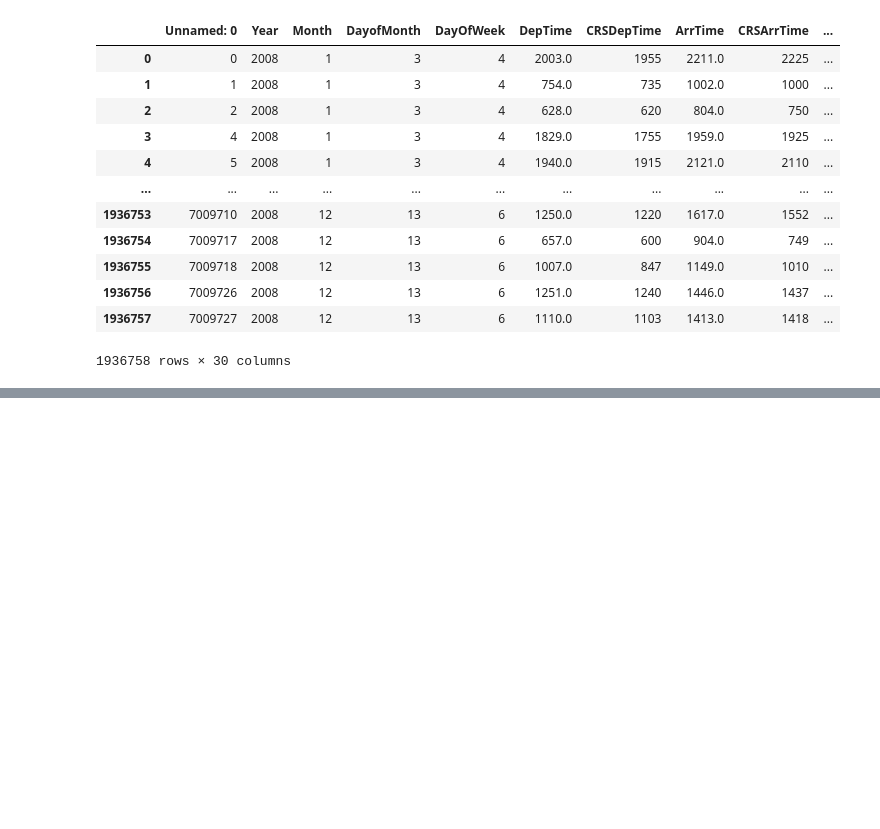
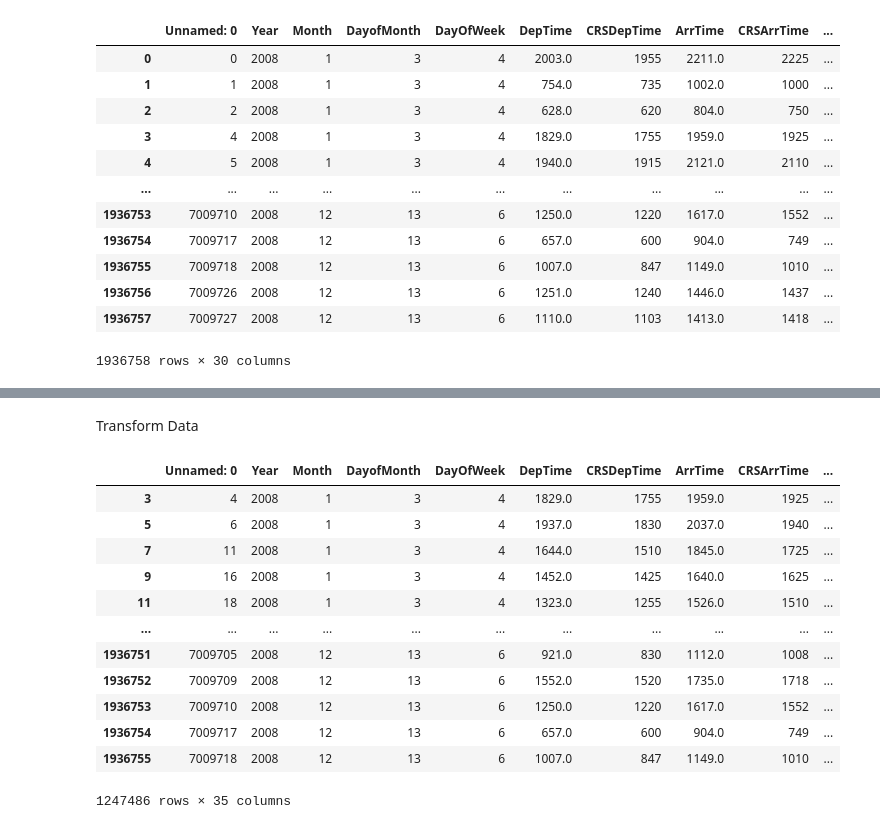
Before and after one commit to reeuze/Clustering-using-K-Means, a Jupyter notebook: Main K-Means.ipynb, the cells around one changed output, grey strips where cells are left out. Cells and saved outputs as stored; diff of their text form; code cells hidden in the pictures; blank space fills up the shorter version.

Commit message:
Transform Data

```diff
--- a/Main K-Means.ipynb
+++ b/Main K-Means.ipynb
@@ -25,3 +25,6 @@ Dataset
 | 1936756 | 7009726 | 2008 | 12 | 13 | 6 | 1251.0 | 1240 | 1446.0 | 1437 | ... |
 | 1936757 | 7009727 | 2008 | 12 | 13 | 6 | 1110.0 | 1103 | 1413.0 | 1418 | ... |
 1936758 rows × 30 columns
+# %%
+Dataset.dropna(inplace=True)
+Dataset.describe()
@@ -27,0 +42,20 @@ Dataset
+# %% [markdown]
+Transform Data
+# %%
+Scaler = StandardScaler()
+Dataset[['Month_T', 'DepTime_T', 'ArrTime_T', 'CRSDepTime_T', 'CRSArrTime_T']] = Scaler.fit_transform(Dataset[['Month', 'DepTime', 'ArrTime', 'CRSDepTime', 'CRSArrTime']])
+Dataset
+# %% [output]
+|  | Unnamed: 0 | Year | Month | DayofMonth | DayOfWeek | DepTime | CRSDepTime | ArrTime | CRSArrTime | ... |
+| 3 | 4 | 2008 | 1 | 3 | 4 | 1829.0 | 1755 | 1959.0 | 1925 | ... |
+| 5 | 6 | 2008 | 1 | 3 | 4 | 1937.0 | 1830 | 2037.0 | 1940 | ... |
+| 7 | 11 | 2008 | 1 | 3 | 4 | 1644.0 | 1510 | 1845.0 | 1725 | ... |
+| 9 | 16 | 2008 | 1 | 3 | 4 | 1452.0 | 1425 | 1640.0 | 1625 | ... |
+| 11 | 18 | 2008 | 1 | 3 | 4 | 1323.0 | 1255 | 1526.0 | 1510 | ... |
+| ... | ... | ... | ... | ... | ... | ... | ... | ... | ... | ... |
+| 1936751 | 7009705 | 2008 | 12 | 13 | 6 | 921.0 | 830 | 1112.0 | 1008 | ... |
+| 1936752 | 7009709 | 2008 | 12 | 13 | 6 | 1552.0 | 1520 | 1735.0 | 1718 | ... |
+| 1936753 | 7009710 | 2008 | 12 | 13 | 6 | 1250.0 | 1220 | 1617.0 | 1552 | ... |
+| 1936754 | 7009717 | 2008 | 12 | 13 | 6 | 657.0 | 600 | 904.0 | 749 | ... |
+| 1936755 | 7009718 | 2008 | 12 | 13 | 6 | 1007.0 | 847 | 1149.0 | 1010 | ... |
+1247486 rows × 35 columns
```
Also changed, not shown: parts of 1 cell of this notebook.
